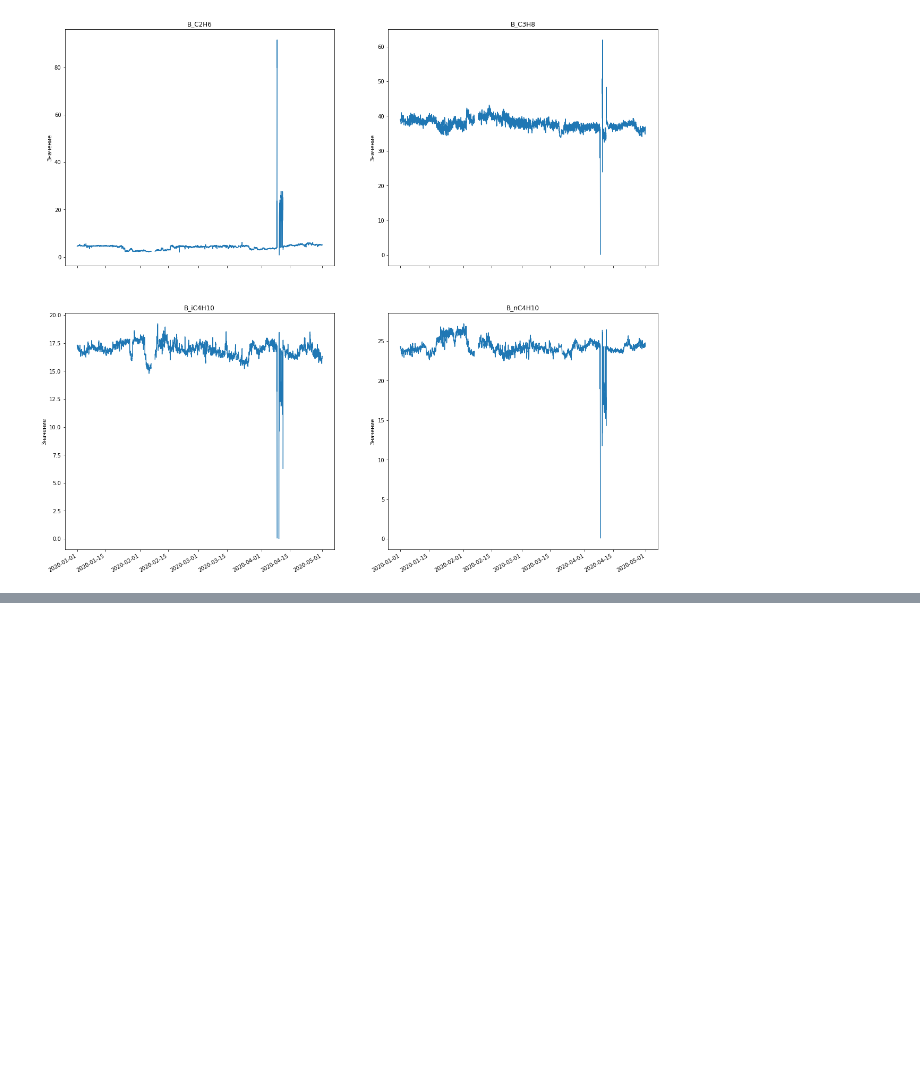
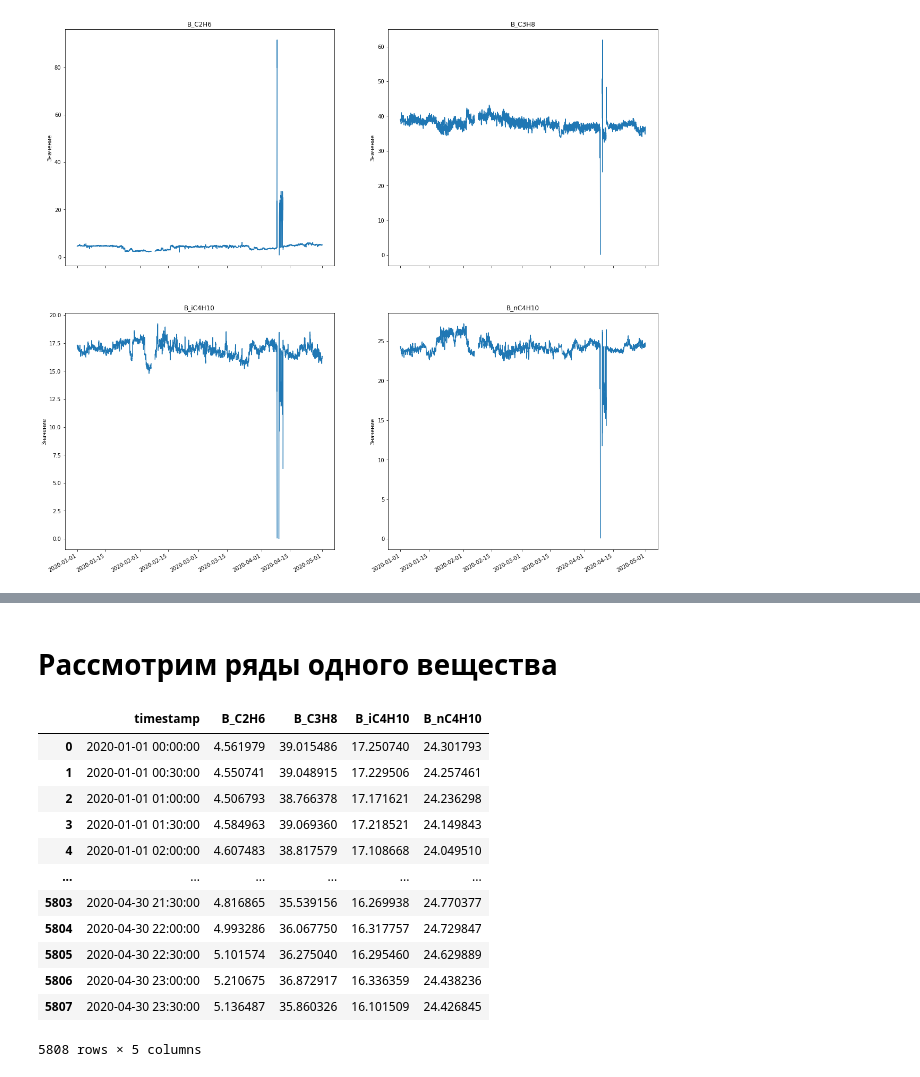
Before and after one commit to volico/sibur_2020, a Jupyter notebook: EDA.ipynb, the cells around one changed output, grey strips where cells are left out. Cells and saved outputs as stored; diff of their text form; code cells hidden in the pictures; blank space fills up the shorter version.

```diff
--- a/EDA.ipynb
+++ b/EDA.ipynb
@@ -270,0 +265,18 @@ train_features_dates[train_features_dates['date_previous_fact'] != train_feature
+# %% [markdown]
+# Рассмотрим ряды одного вещества
+# %%
+train_targets
+# %% [output]
+|  | timestamp | B_C2H6 | B_C3H8 | B_iC4H10 | B_nC4H10 |
+| 0 | 2020-01-01 00:00:00 | 4.561979 | 39.015486 | 17.250740 | 24.301793 |
+| 1 | 2020-01-01 00:30:00 | 4.550741 | 39.048915 | 17.229506 | 24.257461 |
+| 2 | 2020-01-01 01:00:00 | 4.506793 | 38.766378 | 17.171621 | 24.236298 |
+| 3 | 2020-01-01 01:30:00 | 4.584963 | 39.069360 | 17.218521 | 24.149843 |
+| 4 | 2020-01-01 02:00:00 | 4.607483 | 38.817579 | 17.108668 | 24.049510 |
+| ... | ... | ... | ... | ... | ... |
+| 5803 | 2020-04-30 21:30:00 | 4.816865 | 35.539156 | 16.269938 | 24.770377 |
+| 5804 | 2020-04-30 22:00:00 | 4.993286 | 36.067750 | 16.317757 | 24.729847 |
+| 5805 | 2020-04-30 22:30:00 | 5.101574 | 36.275040 | 16.295460 | 24.629889 |
+| 5806 | 2020-04-30 23:00:00 | 5.210675 | 36.872917 | 16.336359 | 24.438236 |
+| 5807 | 2020-04-30 23:30:00 | 5.136487 | 35.860326 | 16.101509 | 24.426845 |
+5808 rows × 5 columns
```
Also changed, not shown: parts of 13 cells of this notebook, 6 other files.
